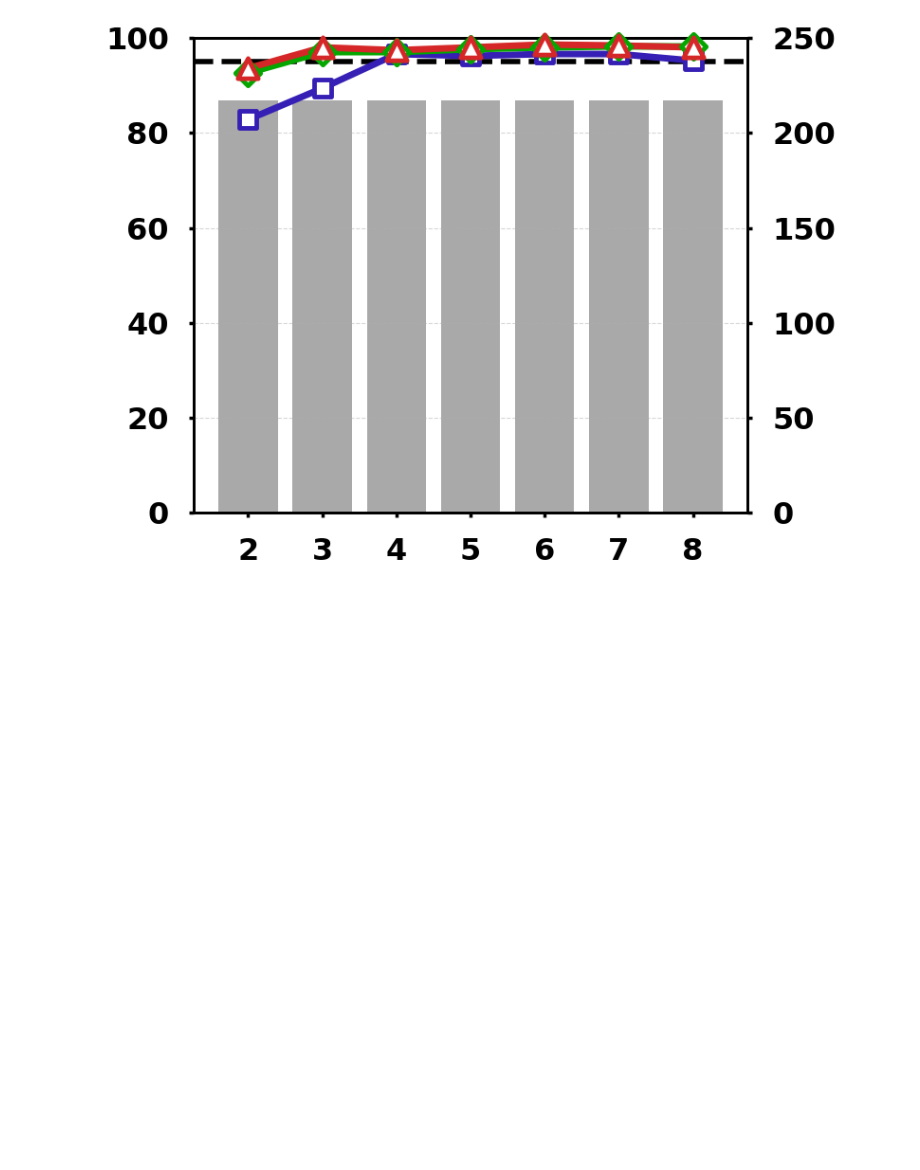
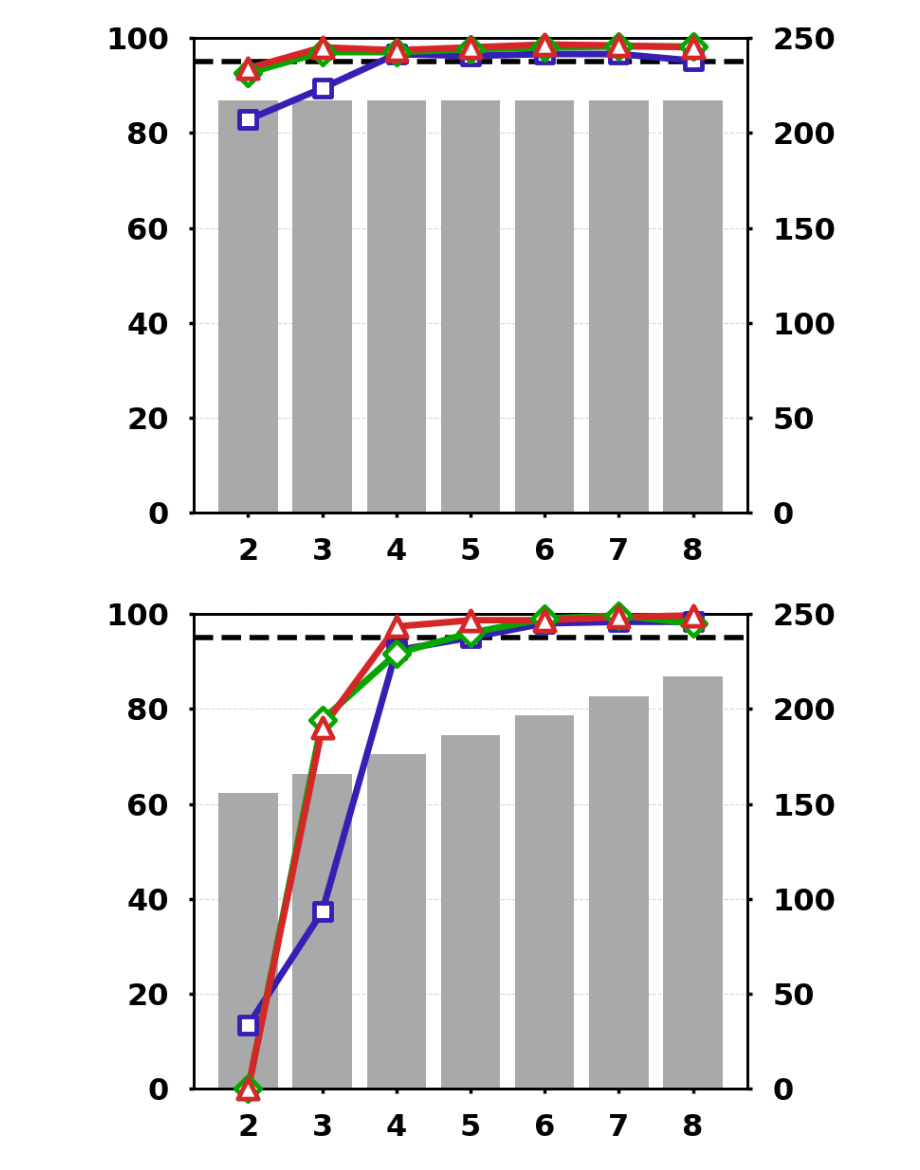
Before and after one commit to yuuharu11/LNN-control, a Jupyter notebook: robomimic/myscript/make-graph/quantization.ipynb, the cells around one changed output. Cells and saved outputs as stored; diff of their text form; code cells hidden in the pictures; blank space fills up the shorter version.

```diff
--- a/robomimic/myscript/make-graph/quantization.ipynb
+++ b/robomimic/myscript/make-graph/quantization.ipynb
@@ -355,3 +355,90 @@ for pattern in patterns:
 [figure]
 [figure]
 [figure]
+# %%
+# --- 各bitごとにseed上位3つの平均を出す関数 ---
+def get_top3_mean_by_bit(df, group_cols=["base_model", "bit"], value_col="success_rate"):
+    # group_colsでグループ化し、各グループごとに上位3つの平均を計算
+    def top3_mean(x):
+        return x.nlargest(3).mean()
+    return (
+        df.groupby(group_cols)[value_col]
+          .apply(top3_mean)
+          .reset_index(name=f"top3_mean_{value_col}")
+    )
+
+# --- 2. 描画処理（上位3seed平均で描画） ---
+for pattern in patterns:
+    csv_files = sorted(glob.glob(pattern))
+    if not csv_files: continue
+
+    # データ集計
+    df_list = []
+    for file in csv_files:
+        bit = extract_bit(file)
+        if bit is None: continue
+        df = pd.read_csv(file)
+        df["bit"], df["base_model"] = bit, df["name"].apply(extract_base_model)
+        df_list.append(df)
+    df_all = pd.concat(df_list, ignore_index=True)
+    df_agg = get_top3_mean_by_bit(df_all, ["base_model", "bit"], "success_rate")
+    df_agg = df_agg[df_agg["bit"] != 1]
+
+    target_block = "MVM"
+    if "CAM" in pattern: target_block = "CAM"
+    elif "LUT" in pattern: target_block = "LUT"
+    elif "digital" in pattern: target_block = "SRAM-Buffer"
+
+    bits_range = sorted(df_agg["bit"].unique())
+    total_mem_map = get_total_memory_for_block_variation(target_block, bits_range)
+
+    # Figureの生成: ax2 (棒) を先に作り、ax1 (折れ線) をその上に作る
+    fig, ax2 = plt.subplots(figsize=(8, 6))
+    ax1 = ax2.twinx() # 軸を入れ替えて制御しやすくします
+
+    # --- 軸の役割を再定義 ---
+    ax_bar = ax2
+    ax_line = ax1
+
+    total_vals = [total_mem_map[b] for b in bits_range]
+    mem_max = max(total_vals) if total_vals else 200
+    ax1_upper = np.ceil((mem_max * 1.1) / 50) * 50
+    if ax1_upper < 150: ax1_upper = 150
+    ax_line.set_ylim(0, ax1_upper)
+    ax_bar.set_ylim(0, 100)
+    n_ticks = int(ax1_upper / 50) + 1
+    ax_line.set_yticks(np.linspace(0, ax1_upper, n_ticks))
+    ax_bar.set_yticks(np.linspace(0, 100, n_ticks))
+    ax_bar.grid(True, axis='y', linestyle='--', alpha=0.5, zorder=0)
+
+    ax_line.bar(bits_range, total_vals, color="#555555", alpha=0.5, zorder=1)
+    ax_bar.axhline(95, color="black", linestyle="--", linewidth=4, zorder=2)
+
+    for base_model in plot_order:
+        df_m = df_agg[df_agg["base_model"] == base_model].sort_values("bit")
+        if df_m.empty: continue
+        marker = markers[base_model]
+        base_size = 180
+        marker_size = int(base_size * 1.3) if marker in ["^", "v", "<", ">"] else base_size
+        ax_bar.plot(df_m["bit"], df_m["top3_mean_success_rate"] * 100,
+                    color=custom_colors[base_model], linewidth=5, zorder=10, clip_on=False)
+        ax_bar.scatter(df_m["bit"], df_m["top3_mean_success_rate"] * 100,
+                       marker=marker, s=marker_size, facecolors="white",
+                       edgecolors=custom_colors[base_model], linewidths=3.5,
+                       zorder=11, clip_on=False)
+
+    ax_bar.set_xlabel(""); ax_bar.set_ylabel(""); ax_line.set_ylabel("")
+    plt.title("")
+    for ax in [ax_bar, ax_line]:
+        ax.tick_params(axis="both", labelsize=23, width=2.5, pad=15)
+        for label in ax.get_xticklabels() + ax.get_yticklabels():
+            label.set_fontweight("bold")
+        for spine in ax.spines.values():
+            spine.set_linewidth(2)
+    ax_bar.set_xticks(bits_range)
+    ax_bar.set_zorder(ax_line.get_zorder() + 1)
+    ax_bar.patch.set_visible(False)
+    plt.tight_layout()
+    plt.show()
+# %% [output]
+[figure, added]
```
Also changed, not shown: parts of 1 cell of this notebook, 10 other files.
